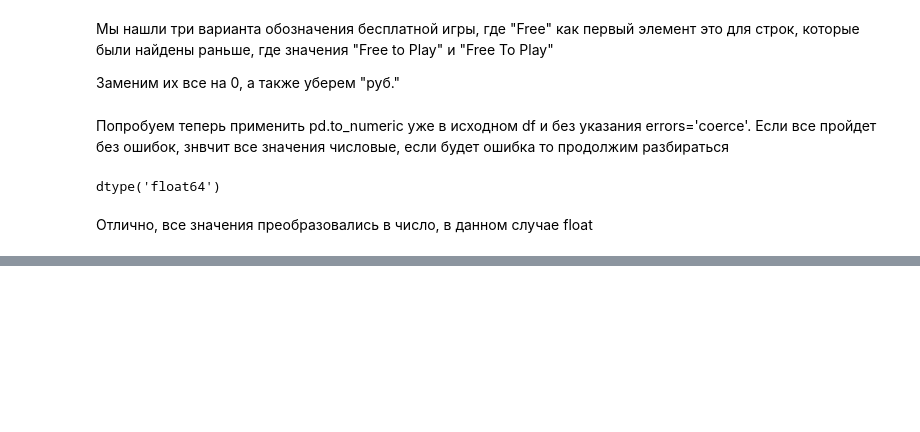
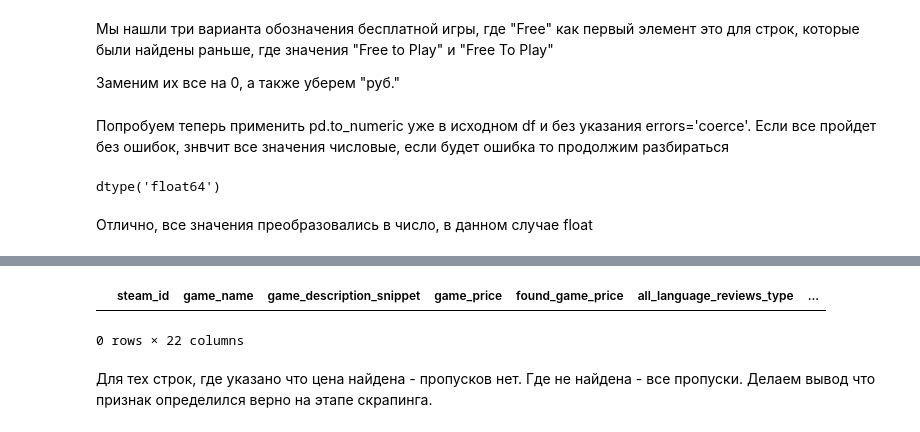
Before and after one commit to ylevennn/smadimo-gp-2, a Jupyter notebook: src/eda/clean_final_dataset.ipynb, the cells around one changed output, grey strips where cells are left out. Drawn from its saved outputs; the diff is of its cells as text; code cells hidden in the pictures; blank space fills up the shorter version.

```diff
--- a/src/eda/clean_final_dataset.ipynb
+++ b/src/eda/clean_final_dataset.ipynb
@@ -164,0 +183,8 @@ dtype('float64')
+# %%
+not_found_game_price = df_final[df_final['found_game_price'] == 1]
+not_found_game_price[not_found_game_price['game_price'].isna()]
+# %% [output]
+|  | steam_id | game_name | game_description_snippet | game_price | found_game_price | all_language_reviews_type | ... |
+0 rows × 22 columns
+# %% [markdown]
+Для тех строк, где указано что цена найдена - пропусков нет. Где не найдена - все пропуски. Делаем вывод что признак определился верно на этапе скрапинга.
```
Also changed, not shown: parts of 5 cells of this notebook.
